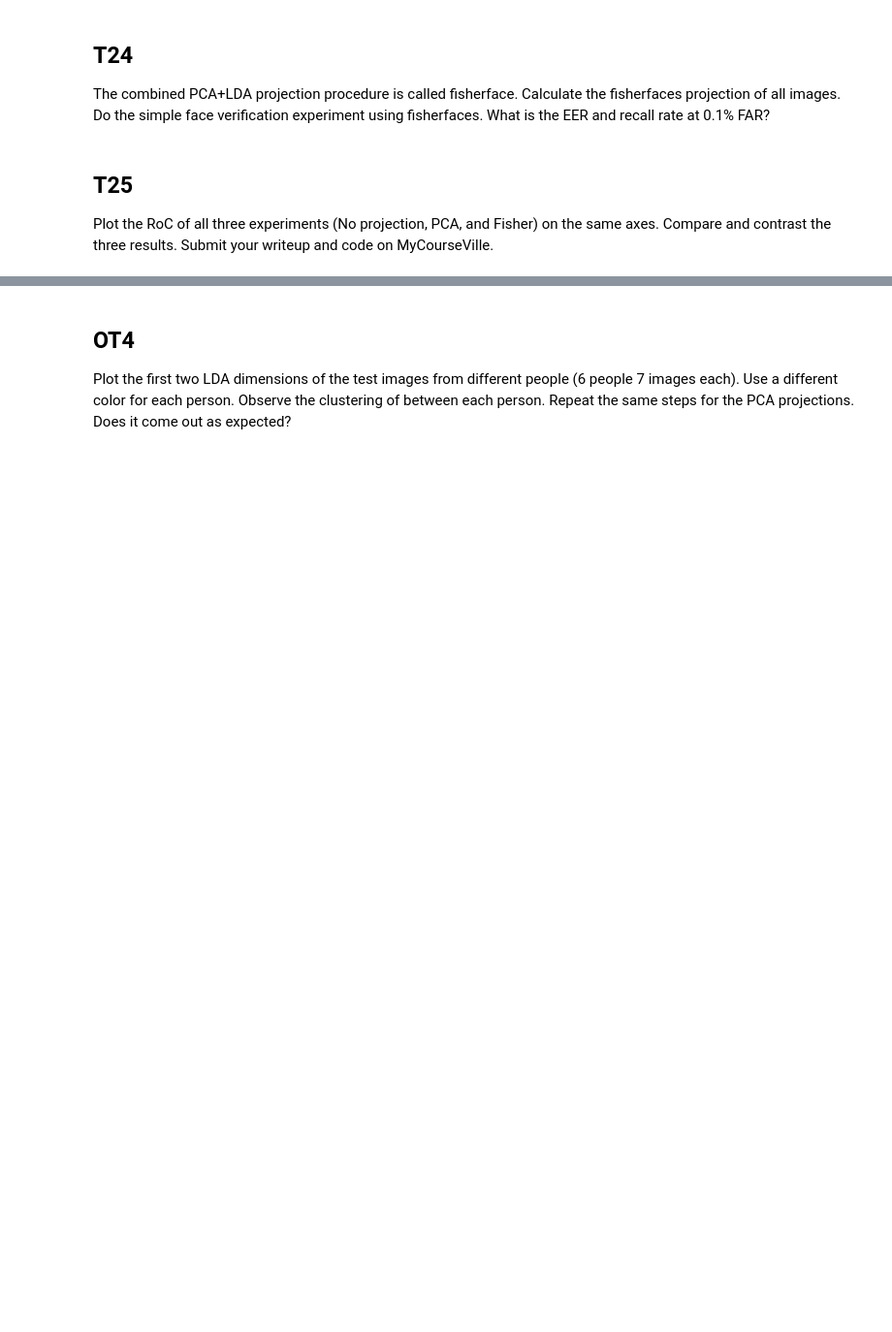
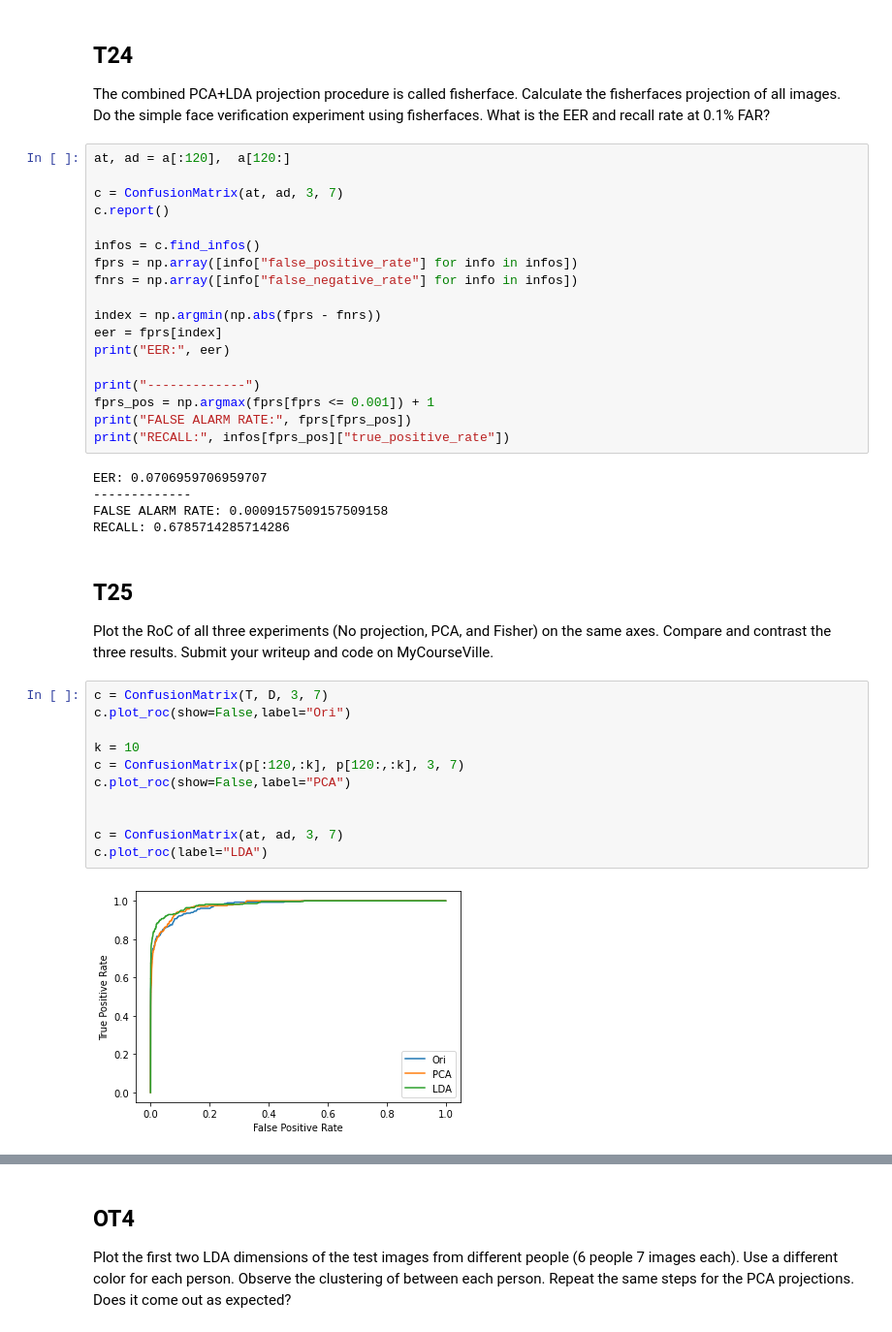
Before and after one commit to saenyakorn/2110573-PATT-RECOG, a Jupyter notebook: HW/HW03/HW03_Saenyakorn_Siangsanoh.ipynb, the cells around one changed output, grey strips where cells are left out. Shown at 97% size. Cells and saved outputs as stored; diff of their text form; blank space fills up the shorter version.

```diff
--- a/HW/HW03/HW03_Saenyakorn_Siangsanoh.ipynb
+++ b/HW/HW03/HW03_Saenyakorn_Siangsanoh.ipynb
@@ -995,8 +1081,44 @@ projections
 
 The combined PCA+LDA projection procedure is called fisherface.
 Calculate the fisherfaces projection of all images. Do the simple face verification experiment using fisherfaces. What is the EER and recall rate at 0.1% FAR?
+# %%
+at, ad = a[:120],  a[120:]
+
+c = ConfusionMatrix(at, ad, 3, 7)
+c.report()
+
+infos = c.find_infos()
+fprs = np.array([info["false_positive_rate"] for info in infos])
+fnrs = np.array([info["false_negative_rate"] for info in infos])
+
+index = np.argmin(np.abs(fprs - fnrs))
+eer = fprs[index]
+print("EER:", eer)
+
+print("-------------")
+fprs_pos = np.argmax(fprs[fprs <= 0.001]) + 1
+print("FALSE ALARM RATE:", fprs[fprs_pos])
+print("RECALL:", infos[fprs_pos]["true_positive_rate"])
+# %% [output]
+EER: 0.0706959706959707
+-------------
+FALSE ALARM RATE: 0.0009157509157509158
+RECALL: 0.6785714285714286
 # %% [markdown]
 ## T25
 
 Plot the RoC of all three experiments (No projection, PCA, and
 Fisher) on the same axes. Compare and contrast the three results. Submit your writeup and code on MyCourseVille.
+# %%
+c = ConfusionMatrix(T, D, 3, 7)
+c.plot_roc(show=False,label="Ori")
+
+k = 10
+c = ConfusionMatrix(p[:120,:k], p[120:,:k], 3, 7)
+c.plot_roc(show=False,label="PCA")
+
+
+c = ConfusionMatrix(at, ad, 3, 7)
+c.plot_roc(label="LDA")
+# %% [output]
+[figure, added]
```
Also changed, not shown: parts of 20 cells of this notebook, 2 other files.
